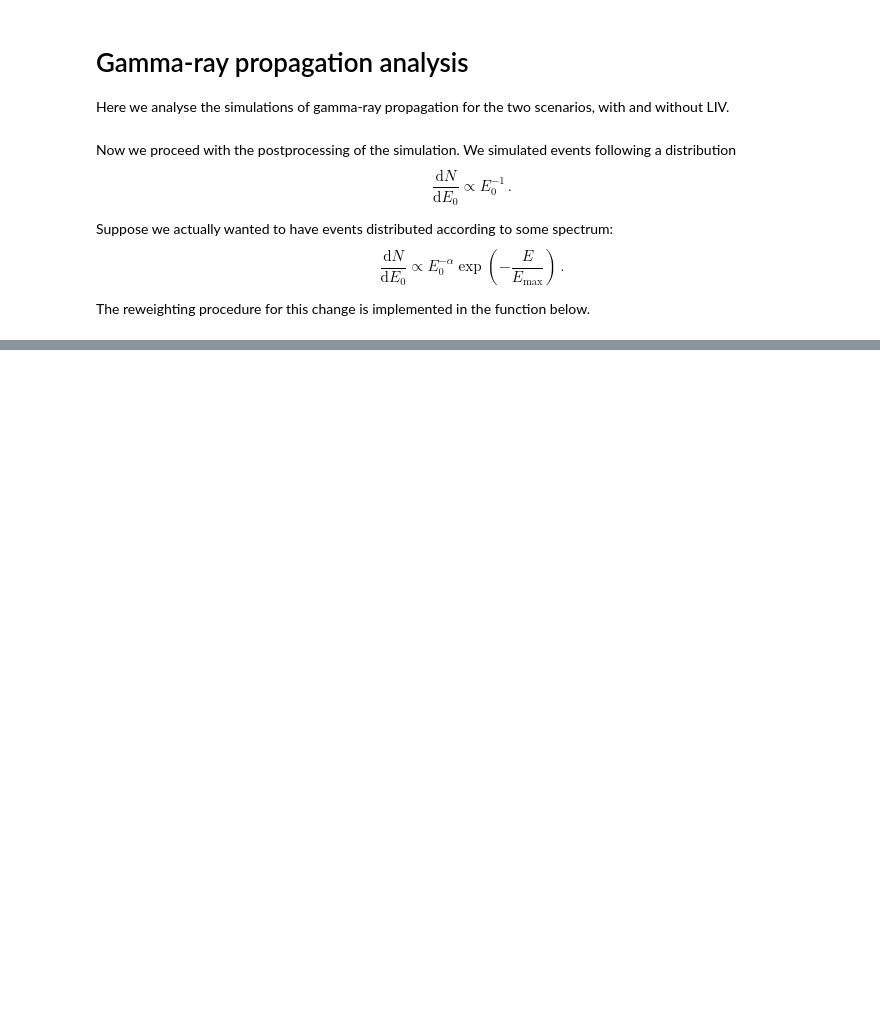
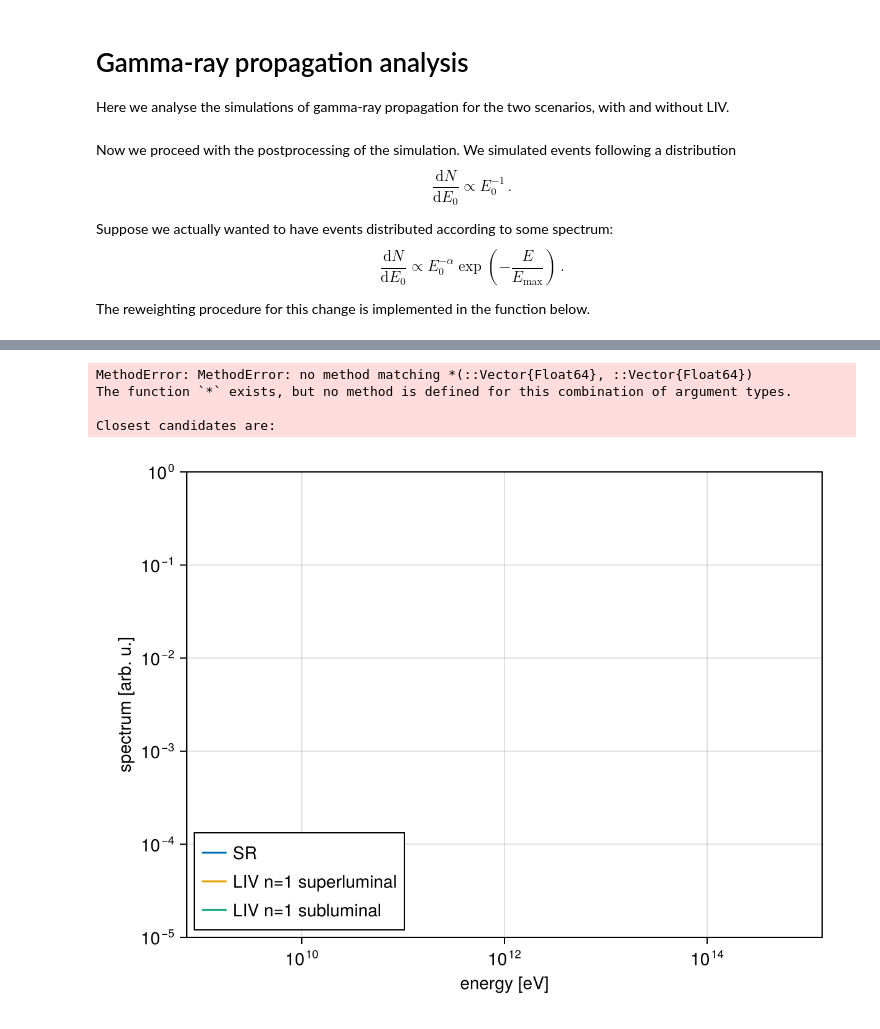
Before and after one commit to rafaelab/BadHonnefSchool2025, a Jupyter notebook: examples/analysis-gamma.ipynb, the cells around one changed output, grey strips where cells are left out. Saved outputs shown, nothing was run; the diff lists cells and outputs as text; code cells hidden in the pictures; blank space fills up the shorter version.

```diff
--- a/examples/analysis-gamma.ipynb
+++ b/examples/analysis-gamma.ipynb
@@ -70,7 +70,7 @@ reweightSimulation!(dataSR, α, Emax; columnName = "W1")
 reweightSimulation!(dataLIV2m, α, Emax; columnName = "W1")
 reweightSimulation!(dataLIV2p, α, Emax; columnName = "W1");
 # %%
-nBinsE = 30
+nBinsE = 20
 binEmin, binEmax = 1e9, 1e15
 binEdgesE = 10 .^ range(log10(binEmin), log10(binEmax), length = nBinsE + 1)
 binCentresE = 10 .^ [(log10(binEdgesE[i]) + log10(binEdgesE[i + 1])) / 2. for i in 1 : nBinsE]
@@ -78,16 +78,3 @@ binCentresE = 10 .^ [(log10(binEdgesE[i]) + log10(binEdgesE[i + 1])) / 2. for i
 specSR = fit(Histogram, dataSR.E, weights(dataSR.W1), binEdgesE)
 specLIV2m = fit(Histogram, dataLIV2m.E, weights(dataLIV2m.W1), binEdgesE)
 specLIV2p = fit(Histogram, dataLIV2p.E, weights(dataLIV2p.W1), binEdgesE);
-
-
-# we now compute y to plot E^2 dN/dE
-ySR = specSR.weights
-yLIV2m = specLIV2m.weights
-yLIV2p = specLIV2p.weights
-ySR .*=(binCentresE .^ 1)
-yLIV2m .*=(binCentresE .^ 1)
-yLIV2p .*=(binCentresE .^ 1)
-ySR ./= sum(ySR)
-yLIV2m ./= sum(yLIV2m)
-yLIV2p ./= sum(yLIV2p)
-;
@@ -94,10 +92,39 @@ yLIV2p ./= sum(yLIV2p)
+# %%
+
+# we now compute y to plot E^2 dN/dE
+ySR = specSR.weights
+yLIV2m = specLIV2m.weights
+yLIV2p = specLIV2p.weights
+
+ySR ./= diff(specSR.edges[1])
+yLIV2m ./= diff(specLIV2m.edges[1])
+yLIV2p ./= diff(specLIV2p.edges[1])
+
+ySR *= binCentresE .^ 2
+yLIV2m *= binCentresE .^ 2
+yLIV2p *= binCentresE .^ 2
+
+# ySR .*=(binCentresE .^ 1)
+# yLIV2m .*=(binCentresE .^ 1)
+# yLIV2p .*=(binCentresE .^ 1)
+ySR ./= sum(ySR)
+yLIV2m ./= sum(yLIV2m)
+yLIV2p ./= sum(yLIV2p)
+# ;
+# %% [output]
+MethodError: MethodError: no method matching *(::Vector{Float64}, ::Vector{Float64})
+The function `*` exists, but no method is defined for this combination of argument types.
+
+Closest candidates are:
 # %%
 fig = Figure()
 ax = Axis(fig[1, 1]; xlabel = "energy [eV]", ylabel = "spectrum [arb. u.]", xscale = log10, yscale = log10)
-ylims!(ax, 1e-8, 1.)
+ylims!(ax, 1e-5, 1.)
 lines!(ax, binCentresE, ySR; label = "SR")
 lines!(ax, binCentresE, yLIV2p; label = "LIV n=1 superluminal")
 lines!(ax, binCentresE, yLIV2m; label = "LIV n=1 subluminal")
 axislegend(ax; position = :lb)
 
 fig
+# %% [output]
+[figure, added]
```
Also changed, not shown: parts of 1 cell of this notebook.
